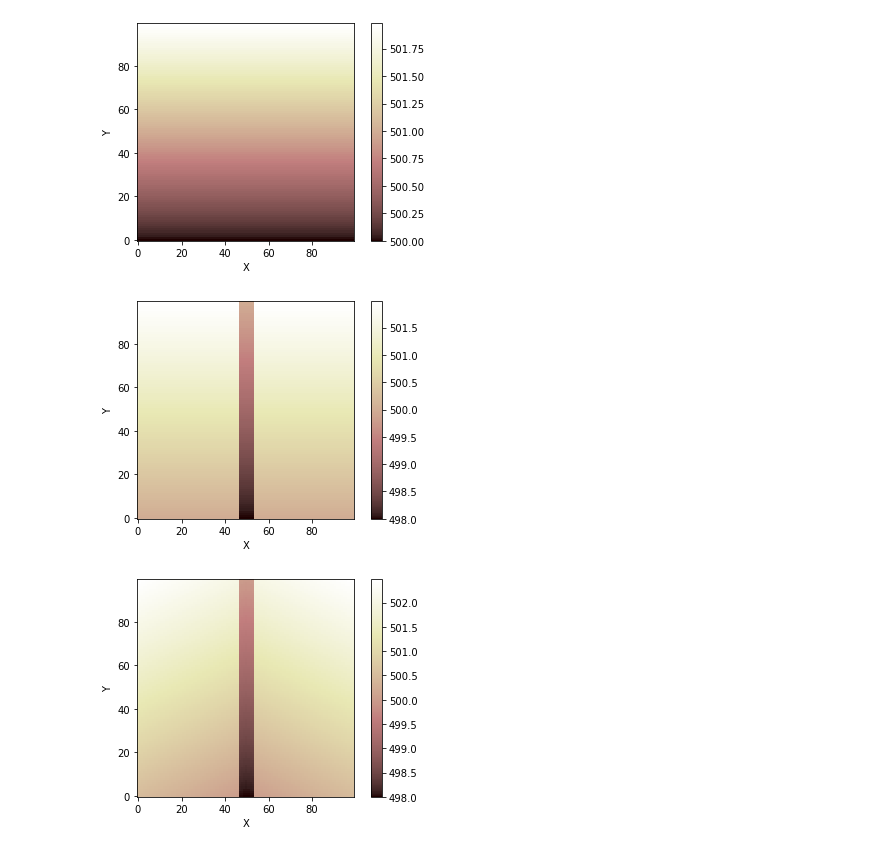
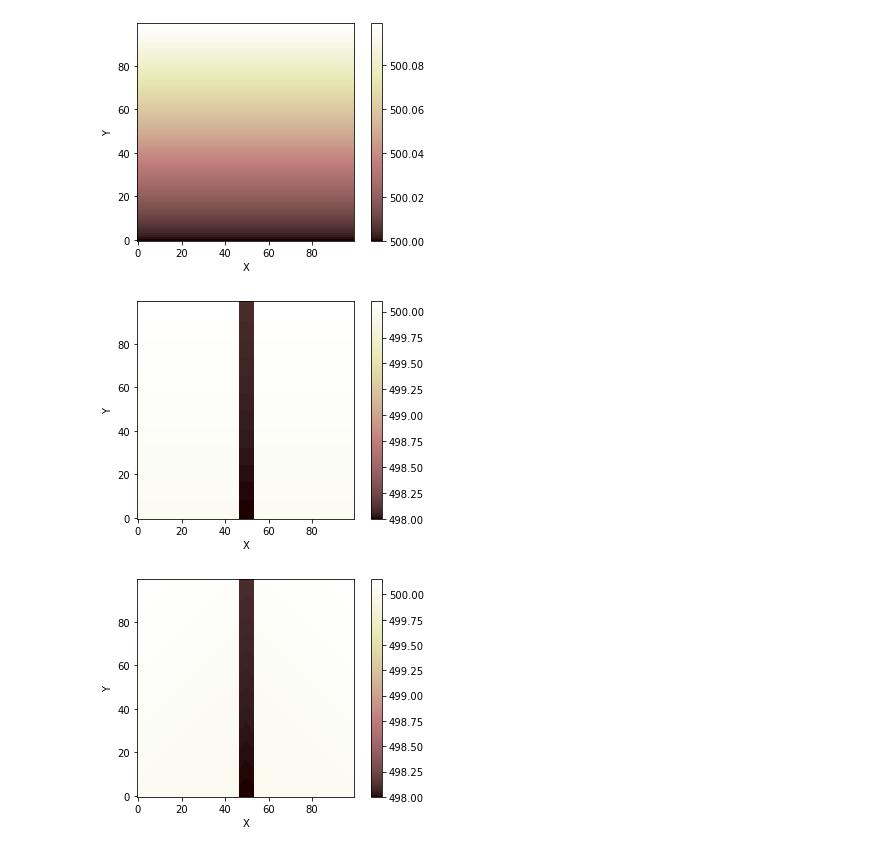
Before and after one commit to espin-2020/fluvial, a Jupyter notebook: 2D_Flow/Overland-Channel.ipynb, the cells around one changed output. Cells and saved outputs as stored; diff of their text form; code cells hidden in the pictures.

```diff
--- a/2D_Flow/Overland-Channel.ipynb
+++ b/2D_Flow/Overland-Channel.ipynb
@@ -22,26 +25,27 @@ z = np.ones(nX*nY) * Datum
 z = grid.add_field('topographic__elevation', z, at='node')
 
 # Long. slope
-Long_Slope = 1./50
+Long_Slope = 1./1000
 z += grid.node_y*Long_Slope
+
 imshow_grid(grid,'topographic__elevation')
 # %% [output]
-[figure, old version]
+[figure, new version]
 # %%
 # Channel Indentation
 Channel_Width = 8.
 Channel_Depth = 2.
 
-bools = (grid.node_x > nX/2 - Channel_Width/2) * (grid.node_x < nX/2 + Channel_Width/2)
-z[bools] -= Channel_Depth
+isChannel = (grid.node_x > nX/2 - Channel_Width/2) * (grid.node_x < nX/2 + Channel_Width/2)
+z[isChannel] -= Channel_Depth
 imshow_grid(grid,'topographic__elevation')
 # %% [output]
-[figure, old version]
+[figure, new version]
 # %%
 # Banks Slope
-Transversal_Slope = 1./100
+Transversal_Slope = 1./1000
 
 z += np.abs(grid.node_x-(nX/2))*Transversal_Slope
 imshow_grid(grid,'topographic__elevation')
 # %% [output]
-[figure, old version]
+[figure, new version]
```
Also changed, not shown: parts of 10 cells of this notebook.
